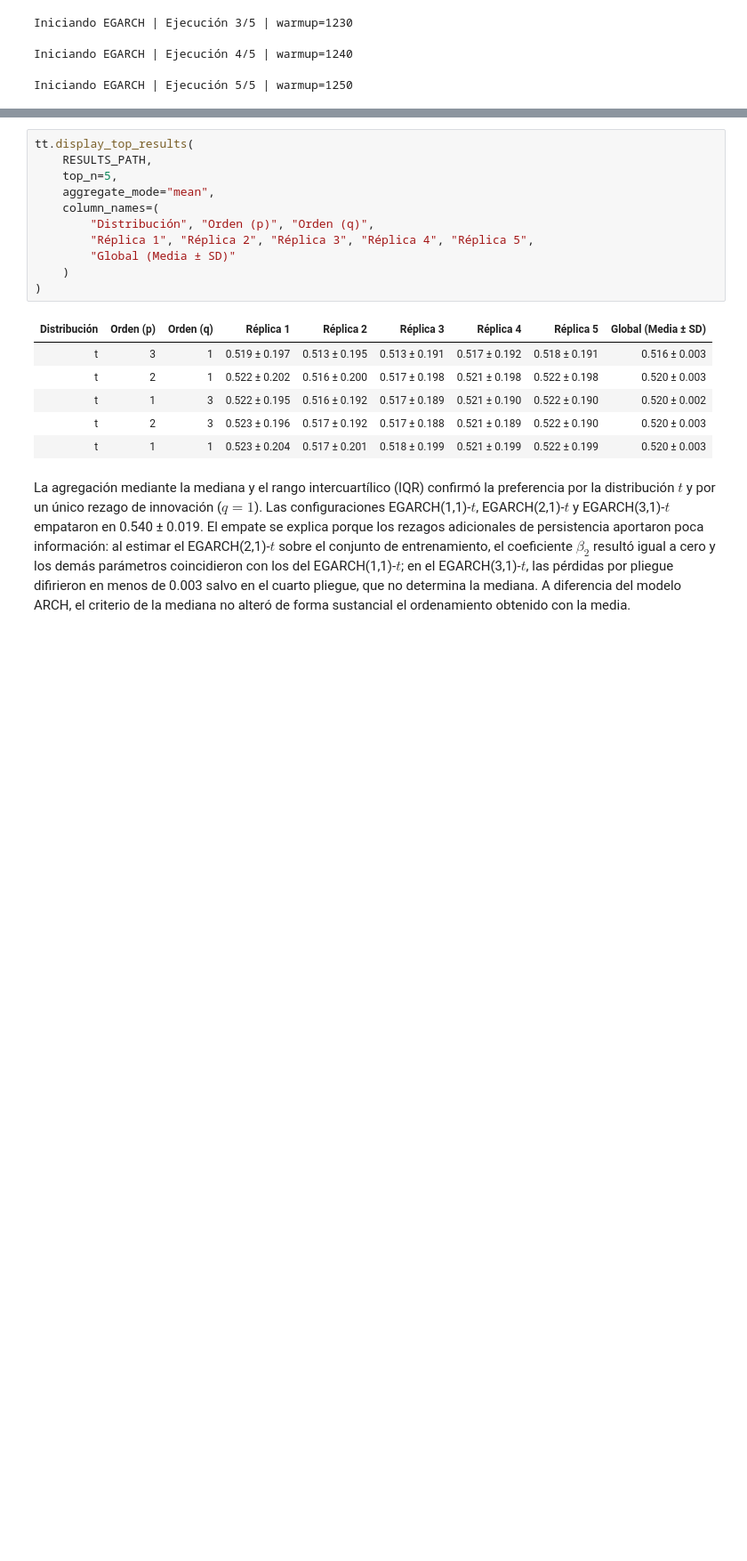
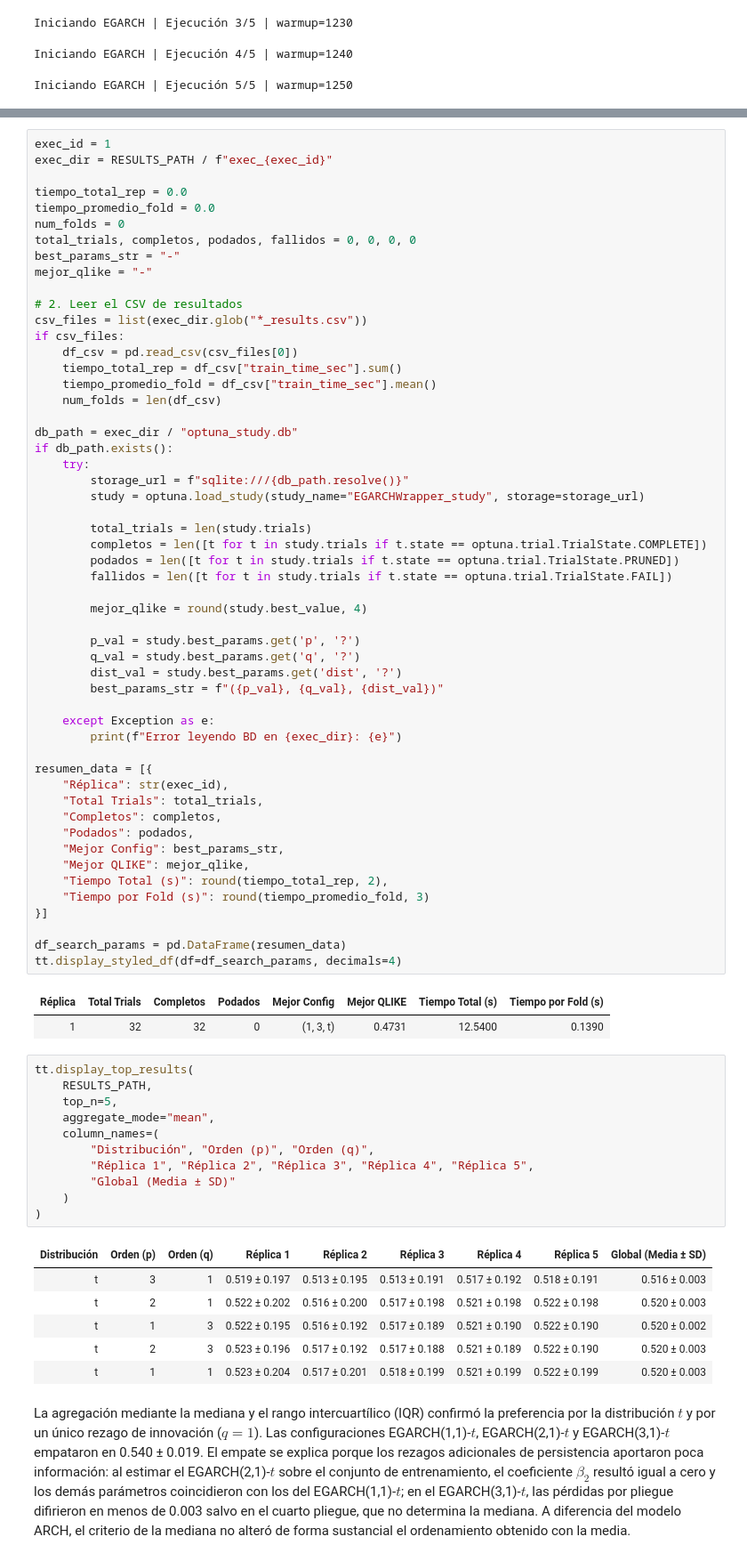
Before and after one commit to cjarango/brent-crude-nlp-market-dynamics, a Jupyter notebook: notebooks/05_egarch_model.ipynb, the cells around one changed output, grey strips where cells are left out. Shown at 89% size. Cells and saved outputs as stored; diff of their text form; blank space fills up the shorter version.

```diff
--- a/notebooks/05_egarch_model.ipynb
+++ b/notebooks/05_egarch_model.ipynb
@@ -142,3 +141,59 @@ La desviación estándar dentro de cada réplica (≈ 0.19–0.20) fue alta resp
+# %%
+exec_id = 1
+exec_dir = RESULTS_PATH / f"exec_{exec_id}"
+
+tiempo_total_rep = 0.0
+tiempo_promedio_fold = 0.0
+num_folds = 0
+total_trials, completos, podados, fallidos = 0, 0, 0, 0
+best_params_str = "-"
+mejor_qlike = "-"
+
+# 2. Leer el CSV de resultados
+csv_files = list(exec_dir.glob("*_results.csv"))
+if csv_files:
+    df_csv = pd.read_csv(csv_files[0])
+    tiempo_total_rep = df_csv["train_time_sec"].sum()
+    tiempo_promedio_fold = df_csv["train_time_sec"].mean()
+    num_folds = len(df_csv)
+
+db_path = exec_dir / "optuna_study.db"
+if db_path.exists():
+    try:
+        storage_url = f"sqlite:///{db_path.resolve()}"
+        study = optuna.load_study(study_name="EGARCHWrapper_study", storage=storage_url)
+
+        total_trials = len(study.trials)
+        completos = len([t for t in study.trials if t.state == optuna.trial.TrialState.COMPLETE])
+        podados = len([t for t in study.trials if t.state == optuna.trial.TrialState.PRUNED])
+        fallidos = len([t for t in study.trials if t.state == optuna.trial.TrialState.FAIL])
+
+        mejor_qlike = round(study.best_value, 4)
+
+        p_val = study.best_params.get('p', '?')
+        q_val = study.best_params.get('q', '?')
+        dist_val = study.best_params.get('dist', '?')
+        best_params_str = f"({p_val}, {q_val}, {dist_val})"
+
+    except Exception as e:
+        print(f"Error leyendo BD en {exec_dir}: {e}")
+
+resumen_data = [{
+    "Réplica": str(exec_id),
+    "Total Trials": total_trials,
+    "Completos": completos,
+    "Podados": podados,
+    "Mejor Config": best_params_str,
+    "Mejor QLIKE": mejor_qlike,
+    "Tiempo Total (s)": round(tiempo_total_rep, 2),
+    "Tiempo por Fold (s)": round(tiempo_promedio_fold, 3)
+}]
+
+df_search_params = pd.DataFrame(resumen_data)
+tt.display_styled_df(df=df_search_params, decimals=4)
+# %% [output]
+| Réplica | Total Trials | Completos | Podados | Mejor Config | Mejor QLIKE | Tiempo Total (s) | Tiempo por Fold (s) |
+| 1 | 32 | 32 | 0 | (1, 3, t) | 0.4731 | 12.5400 | 0.1390 |
 # %%
 tt.display_top_results(
     RESULTS_PATH,
```
Also changed, not shown: parts of 5 cells of this notebook, 8 other files.
